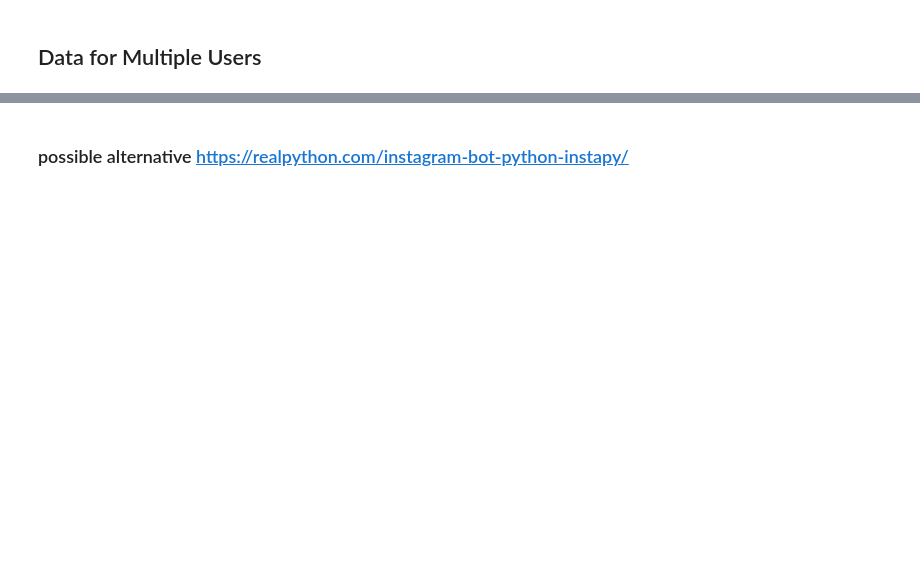
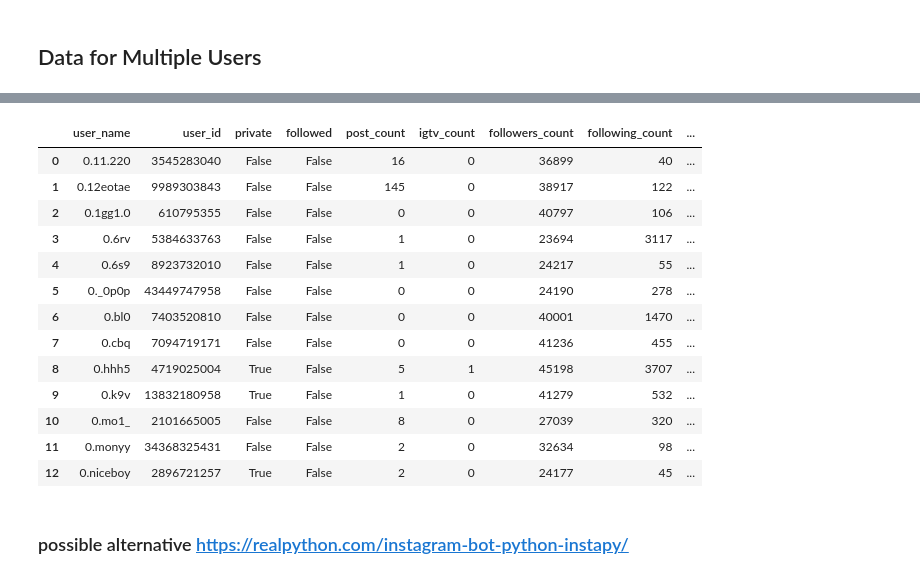
Before and after one commit to yuchild/mntn_insta, a Jupyter notebook: insta_api_exploration.ipynb, the cells around one changed output, grey strips where cells are left out. Cells and saved outputs as stored; diff of their text form; code cells hidden in the pictures; blank space fills up the shorter version.

```diff
--- a/insta_api_exploration.ipynb
+++ b/insta_api_exploration.ipynb
@@ -478,0 +522,2 @@ def download_instaloader(lst):
+# %%
+name_lst, lst_dict = download_instaloader(unique_ids[:15])
@@ -478,0 +537,6 @@ def download_instaloader(lst):
+# %%
+df = pd.DataFrame({'user_id': name_lst
+                   , 'profile': lst_dict
+                  }
+                 )
+df
@@ -479,3 +558,21 @@ def download_instaloader(lst):
+# %%
+df = df.profile.apply(pd.Series)
+df
+# %% [output]
+|  | user_name | user_id | private | followed | post_count | igtv_count | followers_count | following_count | ... |
+| 0 | 0.11.220 | 3545283040 | False | False | 16 | 0 | 36899 | 40 | ... |
+| 1 | 0.12eotae | 9989303843 | False | False | 145 | 0 | 38917 | 122 | ... |
+| 2 | 0.1gg1.0 | 610795355 | False | False | 0 | 0 | 40797 | 106 | ... |
+| 3 | 0.6rv | 5384633763 | False | False | 1 | 0 | 23694 | 3117 | ... |
+| 4 | 0.6s9 | 8923732010 | False | False | 1 | 0 | 24217 | 55 | ... |
+| 5 | 0._0p0p | 43449747958 | False | False | 0 | 0 | 24190 | 278 | ... |
+| 6 | 0.bl0 | 7403520810 | False | False | 0 | 0 | 40001 | 1470 | ... |
+| 7 | 0.cbq | 7094719171 | False | False | 0 | 0 | 41236 | 455 | ... |
+| 8 | 0.hhh5 | 4719025004 | True | False | 5 | 1 | 45198 | 3707 | ... |
+| 9 | 0.k9v | 13832180958 | True | False | 1 | 0 | 41279 | 532 | ... |
+| 10 | 0.mo1_ | 2101665005 | False | False | 8 | 0 | 27039 | 320 | ... |
+| 11 | 0.monyy | 34368325431 | False | False | 2 | 0 | 32634 | 98 | ... |
+| 12 | 0.niceboy | 2896721257 | True | False | 2 | 0 | 24177 | 45 | ... |
 # %%
 # from https://github.com/tnychn/instascrape
 # %%
```
Also changed, not shown: parts of 11 cells of this notebook.
